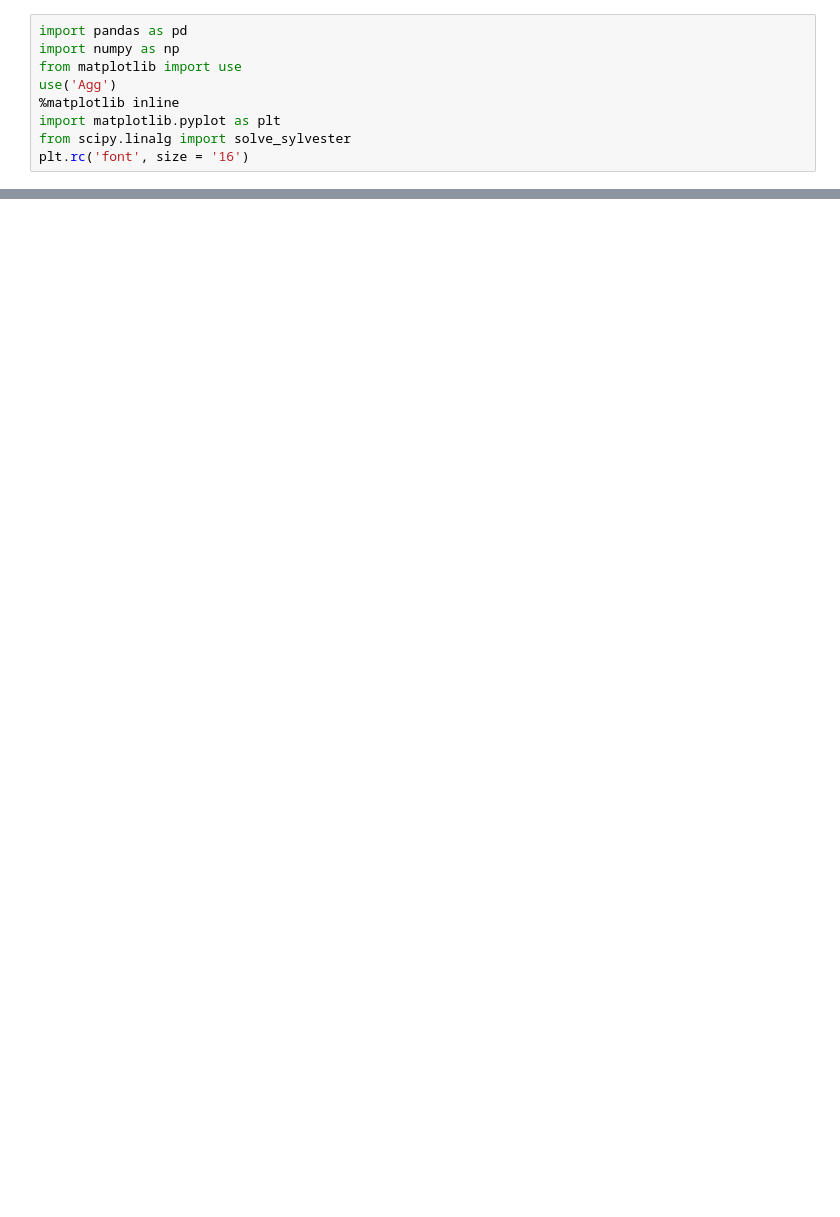
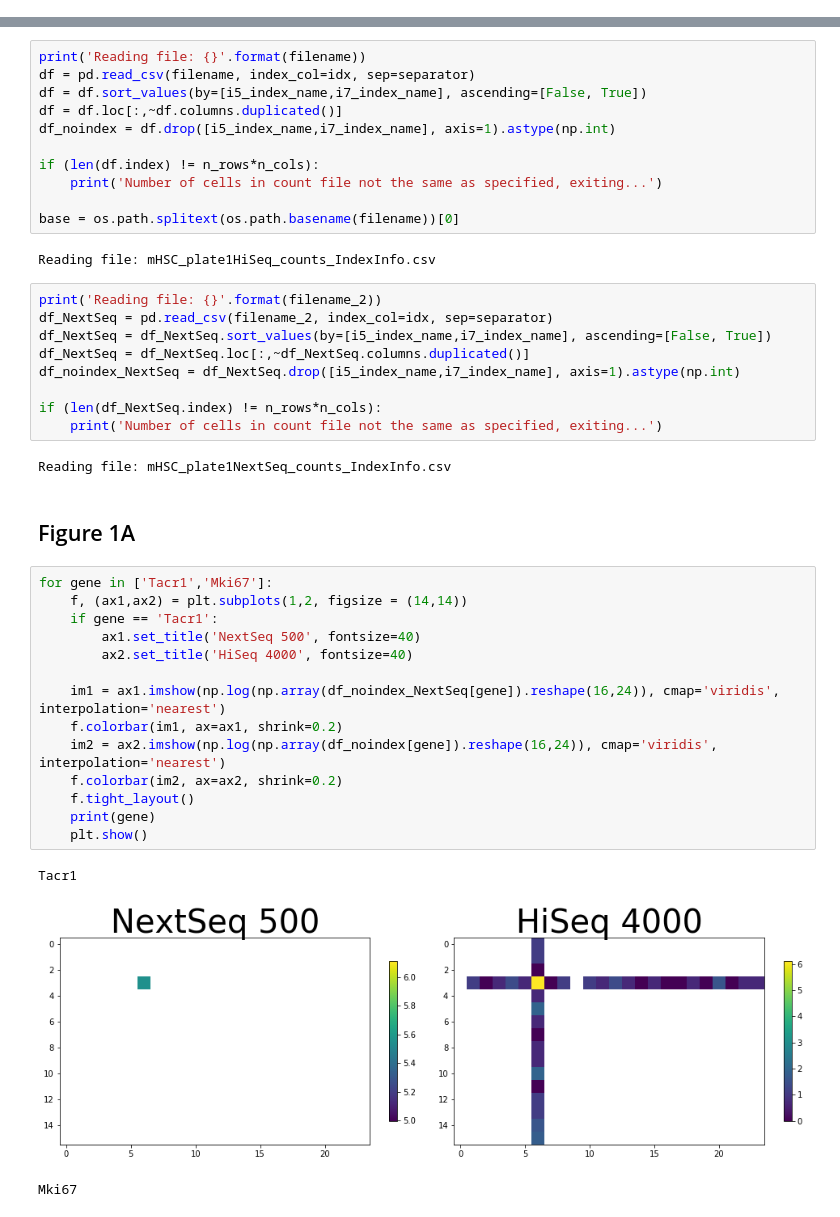
Before and after one commit to sandberg-lab/Spreading-Correction, a Jupyter notebook: Correcting_Spreading_of_Signal_Notebook.ipynb, the cells around one changed output, grey strips where cells are left out. Drawn from its saved outputs; the diff is of its cells as text; blank space fills up the shorter version.

```diff
--- a/Correcting_Spreading_of_Signal_Notebook.ipynb
+++ b/Correcting_Spreading_of_Signal_Notebook.ipynb
@@ -1,9 +0,0 @@
-# %%
-import pandas as pd
-import numpy as np
-from matplotlib import use
-use('Agg')
-%matplotlib inline
-import matplotlib.pyplot as plt
-from scipy.linalg import solve_sylvester
-plt.rc('font', size = '16')
@@ -180,0 +37,44 @@ for gene in ['Bmper','Igj','Tacr1','Ccna2','Mki67']:
+# %%
+print('Reading file: {}'.format(filename))
+df = pd.read_csv(filename, index_col=idx, sep=separator)
+df = df.sort_values(by=[i5_index_name,i7_index_name], ascending=[False, True])
+df = df.loc[:,~df.columns.duplicated()]
+df_noindex = df.drop([i5_index_name,i7_index_name], axis=1).astype(np.int)
+
+if (len(df.index) != n_rows*n_cols):
+    print('Number of cells in count file not the same as specified, exiting...')
+
+base = os.path.splitext(os.path.basename(filename))[0]
+# %% [output]
+Reading file: mHSC_plate1HiSeq_counts_IndexInfo.csv
+# %%
+print('Reading file: {}'.format(filename_2))
+df_NextSeq = pd.read_csv(filename_2, index_col=idx, sep=separator)
+df_NextSeq = df_NextSeq.sort_values(by=[i5_index_name,i7_index_name], ascending=[False, True])
+df_NextSeq = df_NextSeq.loc[:,~df_NextSeq.columns.duplicated()]
+df_noindex_NextSeq = df_NextSeq.drop([i5_index_name,i7_index_name], axis=1).astype(np.int)
+
+if (len(df_NextSeq.index) != n_rows*n_cols):
+    print('Number of cells in count file not the same as specified, exiting...')
+# %% [output]
+Reading file: mHSC_plate1NextSeq_counts_IndexInfo.csv
+# %% [markdown]
+## Figure 1A
+# %%
+for gene in ['Tacr1','Mki67']:
+    f, (ax1,ax2) = plt.subplots(1,2, figsize = (14,14))
+    if gene == 'Tacr1':
+        ax1.set_title('NextSeq 500', fontsize=40)
+        ax2.set_title('HiSeq 4000', fontsize=40)
+
+    im1 = ax1.imshow(np.log(np.array(df_noindex_NextSeq[gene]).reshape(16,24)), cmap='viridis', interpolation='nearest')
+    f.colorbar(im1, ax=ax1, shrink=0.2)
+    im2 = ax2.imshow(np.log(np.array(df_noindex[gene]).reshape(16,24)), cmap='viridis', interpolation='nearest')
+    f.colorbar(im2, ax=ax2, shrink=0.2)
+    f.tight_layout()
+    print(gene)
+    plt.show()
+# %% [output]
+Tacr1
+[figure, added]
+Mki67
```
Also changed, not shown: parts of 61 cells of this notebook.
